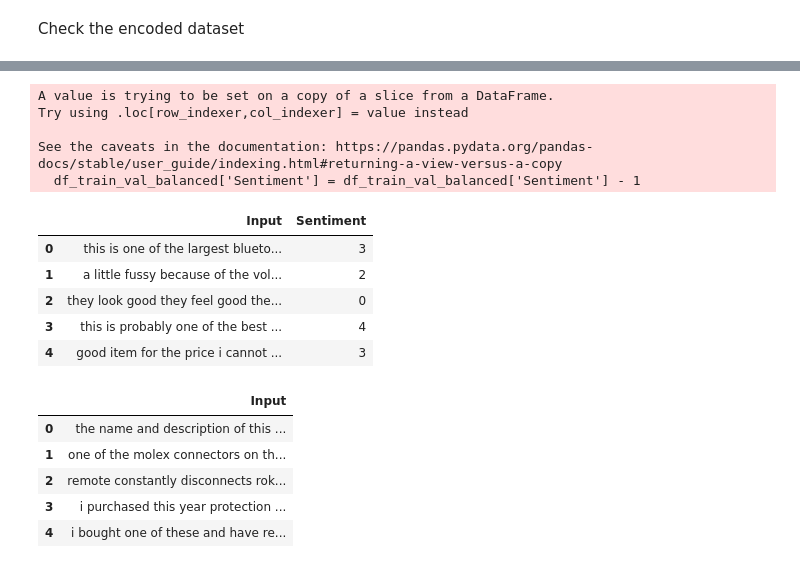
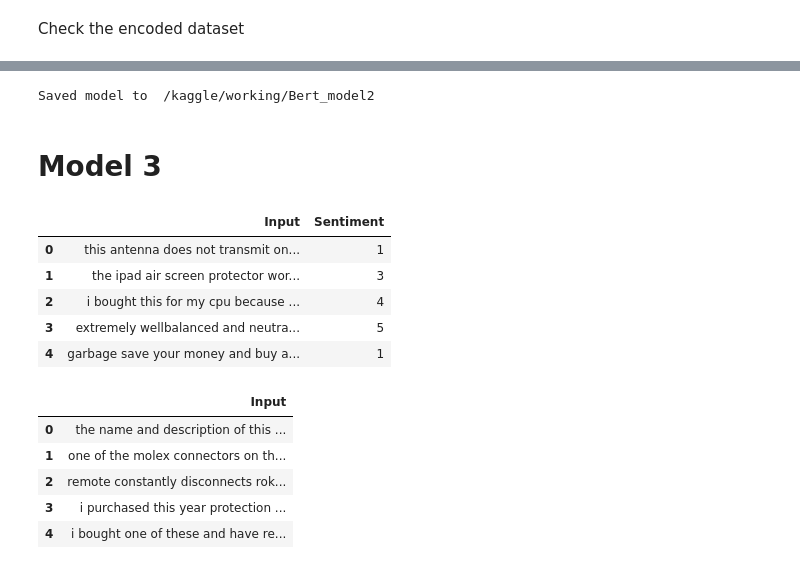
Before and after one commit to mr-robot77/Quera_G11-Project3, a Jupyter notebook: Problem2-Sentiment Analysis-NLP/Sentiment_Analysis_Amazon_NLP_Q3.ipynb, the cells around one changed output, grey strips where cells are left out. Cells and saved outputs as stored; diff of their text form; code cells hidden in the pictures.

Commit message:
Kaggle Notebook | Sentiment_Analysis_Amazon_NLP_Q3 | Add another Model with Bert and Test it

```diff
--- a/Problem2-Sentiment Analysis-NLP/Sentiment_Analysis_Amazon_NLP_Q3.ipynb
+++ b/Problem2-Sentiment Analysis-NLP/Sentiment_Analysis_Amazon_NLP_Q3.ipynb
@@ -183,6 +205,6 @@ def text_preprocessing(df, dependent_var):
 
     return dataframe
 # %%
-df_train1 = text_preprocessing(df_train, "reviewText")
-df_train1 = text_preprocessing(df_train, "summary")
+df_train = text_preprocessing(df_train, "reviewText")
+df_train = text_preprocessing(df_train, "summary")
 # %%
@@ -251,5 +277,5 @@ Int64Index([     7,      8,     26,     28,     45,     53,     54,     55,
 # %%
-drop_indexes = df_train[(df_train['review_lengths'] > 600) & (df_train['summary_lengths'] < 200)].index
+drop_indexes = df_train[(df_train['review_lengths'] > 600) & (df_train['summary_lengths'] < 100)].index
 # %%
 df_train = df_train.drop(drop_indexes)
 # %%
@@ -285,7 +313,7 @@ def sampling(df, num_target, each_class_size):
     balanced_df = balanced_df.sample(frac=1).reset_index(drop=True)
     return balanced_df
 # %%
-df_train_balanced = sampling(df_train, 'overall', 4000)
+df_train_balanced = sampling(df_train, 'overall', 10000)
 # %%
 counts = df_train_balanced['overall'].value_counts()
 sns.barplot(x=counts.index, y=counts)
@@ -582,0 +680,9 @@ from tensorflow.keras.layers import Input, Dense
+# %%
+# save model
+save_model(model2, tokenizer2,
+           filename='Bert_model2',
+           path=path)
+# %% [output]
+Saved model to  /kaggle/working/Bert_model2
+# %% [markdown]
+# Model 3
@@ -585,20 +693,14 @@ df_train_val_balanced = df_train_balanced.copy()
 # %%
 df_train_val_balanced = df_train_balanced[['reviewText', 'overall']]
 df_train_val_balanced.columns = ['Input', 'Sentiment']
-df_train_val_balanced['Sentiment'] = df_train_val_balanced['Sentiment'] - 1
 df_train_val_balanced.head()
 # %% [output]
-A value is trying to be set on a copy of a slice from a DataFrame.
-Try using .loc[row_indexer,col_indexer] = value instead
-
-See the caveats in the documentation: https://pandas.pydata.org/pandas-docs/stable/user_guide/indexing.html#returning-a-view-versus-a-copy
-  df_train_val_balanced['Sentiment'] = df_train_val_balanced['Sentiment'] - 1
 |  | Input | Sentiment |
-| 0 | this is one of the largest blueto... | 3 |
-| 1 | a little fussy because of the vol... | 2 |
-| 2 | they look good they feel good the... | 0 |
-| 3 | this is probably one of the best ... | 4 |
-| 4 | good item for the price i cannot ... | 3 |
+| 0 | this antenna does not transmit on... | 1 |
+| 1 | the ipad air screen protector wor... | 3 |
+| 2 | i bought this for my cpu because ... | 4 |
+| 3 | extremely wellbalanced and neutra... | 5 |
+| 4 | garbage save your money and buy a... | 1 |
 # %%
 X_train, X_validation, y_train, y_validation = train_test_split(df_train_val_balanced[['Input']], df_train_val_balanced['Sentiment'], random_state=42)
 # %%
```
Also changed, not shown: parts of 89 cells of this notebook.
